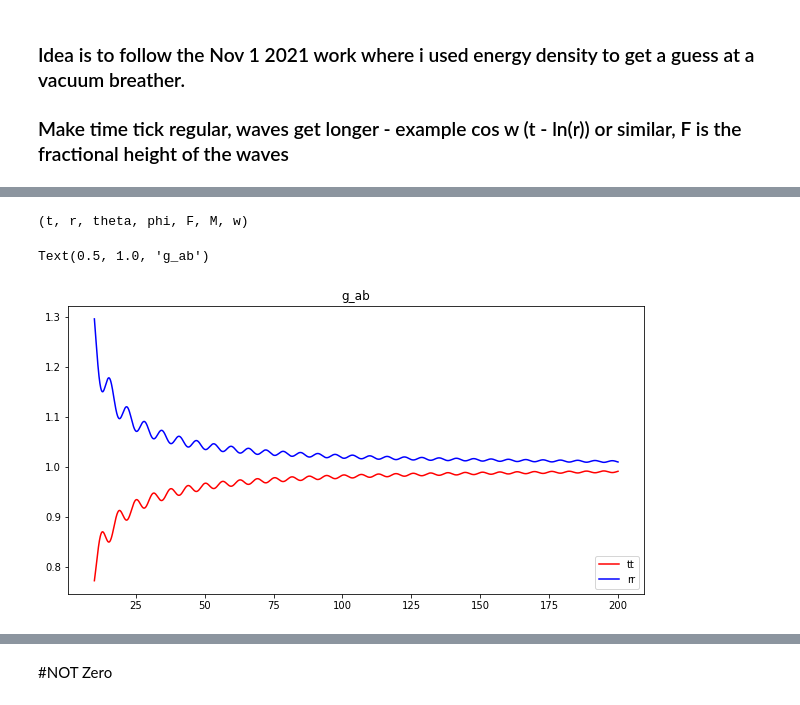
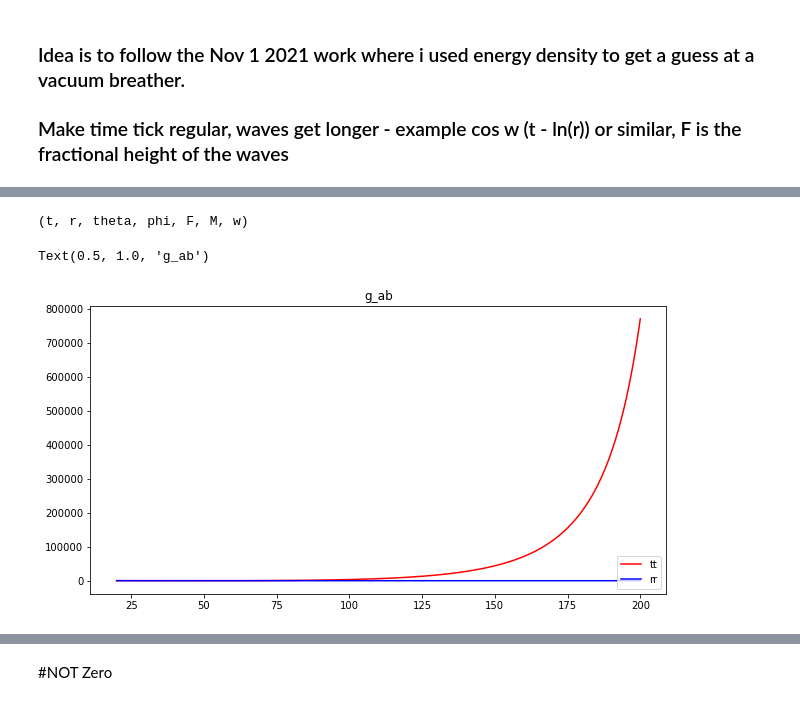
Before and after one commit to tomandersen/jupyter, a Jupyter notebook: nonlocal-debroglie/TVaryMassFunc.ipynb, the cells around one changed output, grey strips where cells are left out. Saved outputs shown, nothing was run; the diff lists cells and outputs as text; code cells hidden in the pictures.

```diff
--- a/nonlocal-debroglie/TVaryMassFunc.ipynb
+++ b/nonlocal-debroglie/TVaryMassFunc.ipynb
@@ -27,7 +27,7 @@ waveInLn  = F*sin(w*(syms[0] + ln(syms[1]*F)))
 
 waveOut = F*sin(w*(syms[0] - syms[1]))
 waveIn  = F*sin(w*(syms[0] + syms[1]))
-a = M*(1 - waveOut - waveIn)
+a = M*(1 - waveOutLn - waveInLn)
 #v = syms[1]/ln(syms[1]*F)
 v = syms[1]
 
@@ -41,7 +41,8 @@ print(mR)
 # using metric values of schwarschild space-time
 # a is schwarzschild radius
 list2d = [[0 for i in range(4)] for i in range(4)]
-list2d[0][0] = -(1 - 2*a/syms[1])
+#list2d[0][0] = -(1 - 2*a/syms[1])
+list2d[0][0] = -mT*mT/(mR*mR)/(1 - 2*a/syms[1])
 
 #list2d[0][0] = -1/(v*v)*1/(1 - 2*a/syms[1])
 
@@ -72,40 +81,40 @@ w = 1
 
 
 #Make x values - which we will sub in for r
-x = np.arange(10.0, 200.0, 0.04)
+x = np.arange(20.0, 200.0, 0.04)
 
 # Call the functions
 tt = func2(t,x,theta, phi, F, M, w)[0][0]*(-1)
 
 tr = func2(t,x,theta, phi, F, M, w)[0][1]
 
 rr = func2(t,x,theta, phi, F, M, w)[1][1]
 
 hh = func2(t,x,theta, phi, F, M, w)[2][2]/(x*x)
 
 pp = func2(t,x,theta, phi, F, M, w)[3][3]/(x*x*sin(theta)*sin(theta))
 
 
 fig2=plt.figure(figsize=(8, 4))
 ax2=fig2.add_axes([0,2,1.0,1.0])
 ax2.plot(x,tt, "red",label="tt")
 ax2.plot(x,rr, "blue", label="rr")
 #ax2.plot(x,tr)
 
 #ax2.plot(x,hh)
 
 #ax2.plot(x,pp)
 
 
 ax2.legend(loc="lower right")
 
 
 
 ax2.set_title("g_ab")
 # %% [output]
 (t, r, theta, phi, F, M, w)
 Text(0.5, 1.0, 'g_ab')
-[figure, old version]
+[figure, new version]
 # %%
 x = np.arange(20.0, 200.0, 0.05)
 
```
Also changed, not shown: parts of 3 cells of this notebook, 5 other files.
